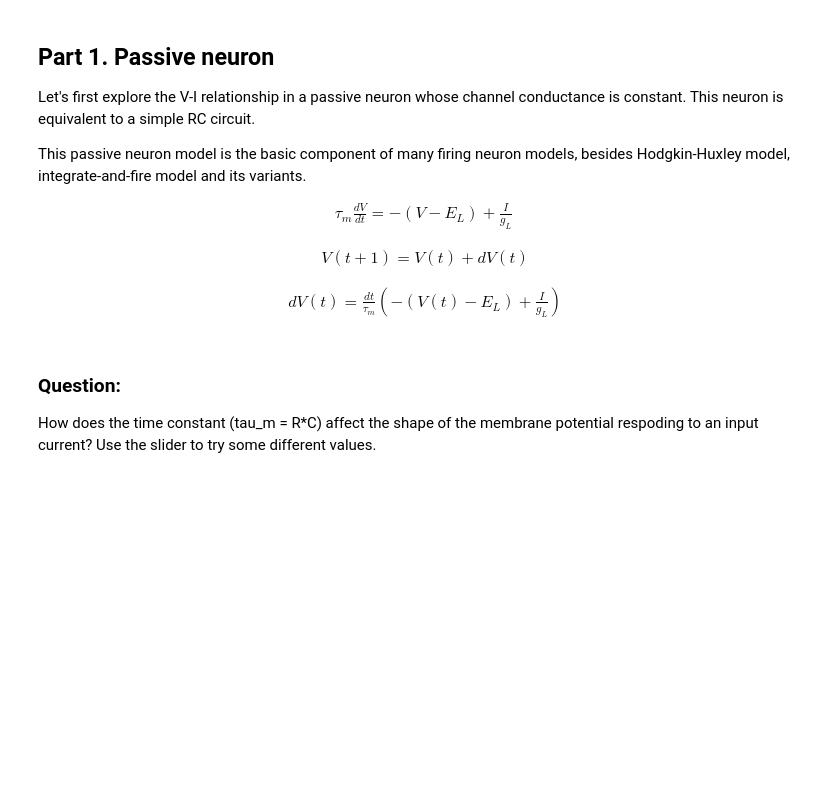
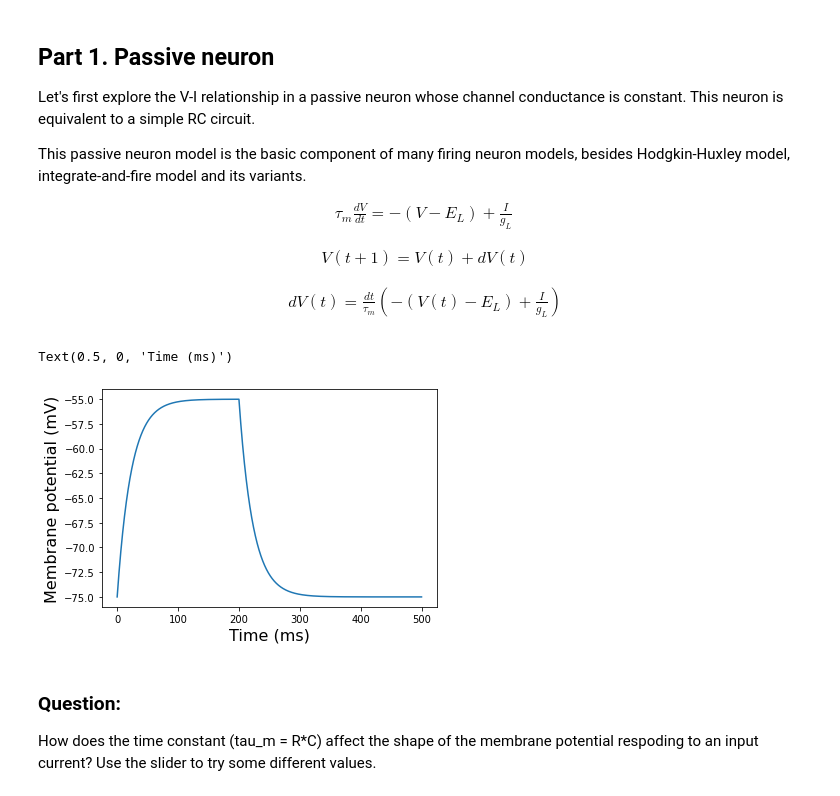
Before and after one commit to schwartz-cnl/Computational-Neuroscience-Class, a Jupyter notebook: Lab 3 Hodgkin-Huxley Model/HodgkinHuxley.ipynb, the cells around one changed output. Drawn from its saved outputs; the diff is of its cells as text; code cells hidden in the pictures; blank space fills up the shorter version.

```diff
--- a/Lab 3 Hodgkin-Huxley Model/HodgkinHuxley.ipynb
+++ b/Lab 3 Hodgkin-Huxley Model/HodgkinHuxley.ipynb
@@ -31,30 +31,33 @@ import numpy as np
 import matplotlib.pyplot as plt
 # %%
 #@title
-tau_m = 20 #@param {type:"slider", min:1, max:100, step:1}
+tau_m = 23 #@param {type:"slider", min:1, max:100, step:1}
 g_L = 10.0       # mS
 V_init = -75.0   # mV
 E_L = -75.0      # mV
 T = 500          # ms
 dt = 0.1         # ms
 I_0 = 200          # nA/mm2
 
 t = np.arange(0,T,dt)
 
 I = np.zeros(t.shape)
 I[0:2000] = I_0
 
 V = np.zeros(t.shape)
 V[0] = V_init
 
 # solve the diffential equation by Euler's method
 for i in range(t.shape[0]-1):
   dV = dt/tau_m*(-(V[i]-E_L)+I[i]/g_L)
   V[i+1] = V[i] + dV
 
 plt.plot(t, V)
 plt.ylabel('Membrane potential (mV)', fontsize=16)
 plt.xlabel('Time (ms)', fontsize=16)
+# %% [output]
+Text(0.5, 0, 'Time (ms)')
+[figure, added]
 # %% [markdown]
 ### Question:
 
```
Also changed, not shown: parts of 6 cells of this notebook.
